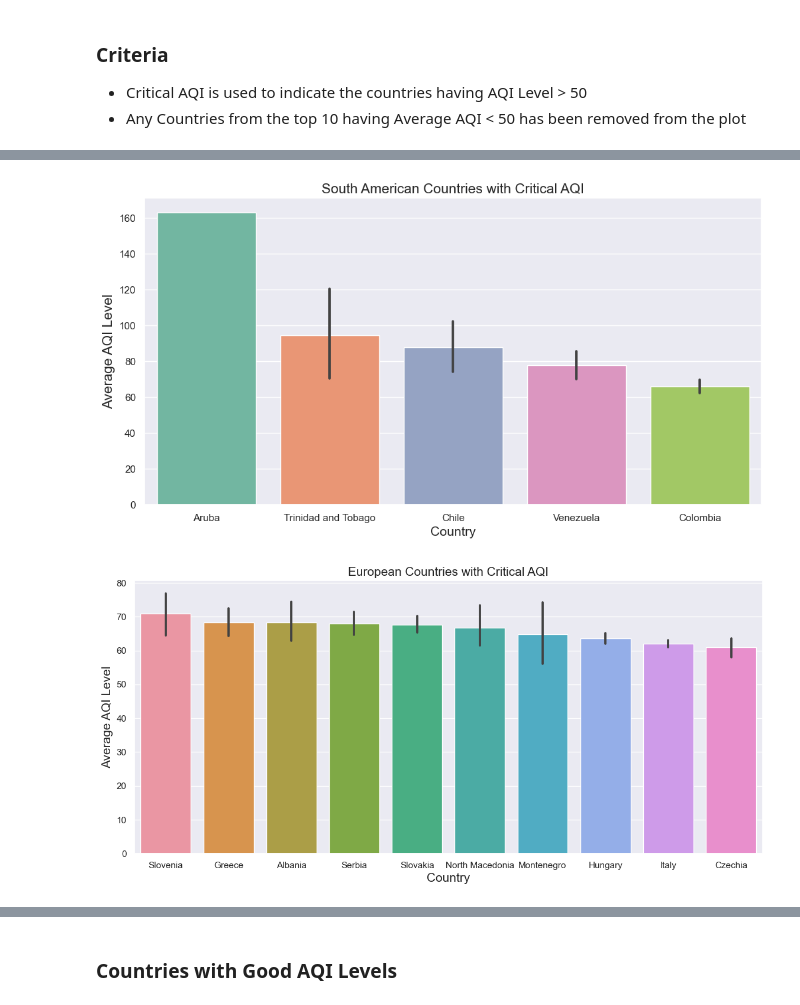
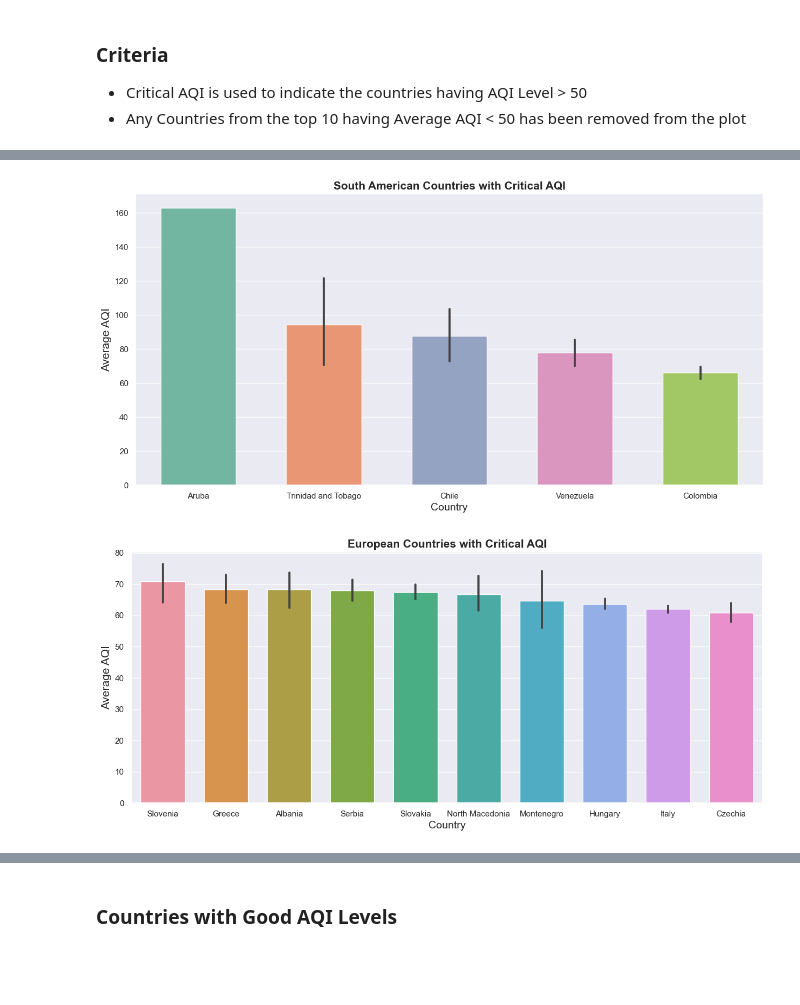
Before and after one commit to BSU04/Global-Air-Quality-Prediction, a Jupyter notebook: gap-eda.ipynb, the cells around one changed output, grey strips where cells are left out. Cells and saved outputs as stored; diff of their text form; code cells hidden in the pictures; blank space fills up the shorter version.

```diff
--- a/gap-eda.ipynb
+++ b/gap-eda.ipynb
@@ -728,6 +728,3 @@ gap["Country"].nunique()
 175
 # %% [markdown]
 ### Entries in Each Continent
-# %%
-sns.set(style="darkgrid")
-sns.set_palette("Set2")
@@ -781,0 +731,3 @@ plt.ylabel("Country",fontsize=13);
+# %%
+sns.set(style="darkgrid")
+sns.set_palette("Set3")
@@ -809,20 +809,20 @@ plt.xlabel("Country",fontsize=15);
 # %%
 sort = south_america.groupby(["Country"])["AQI Value"].agg('mean').sort_values(ascending=False).head(5).index
-plt.figure(figsize=(12,6))
-sns.barplot(x="Country", y="AQI Value", data=south_america, order=sort)
-plt.title("South American Countries with Critical AQI",fontsize = 15)
-plt.ylabel("Average AQI Level",fontsize=15);
+plt.figure(figsize=(15,7))
+sns.barplot(x="Country", y="AQI Value", data=south_america, order=sort, width=0.6)
+plt.title("South American Countries with Critical AQI",fontsize = 15,weight="bold")
+plt.ylabel("Average AQI",fontsize=15)
 plt.xlabel("Country",fontsize=14);
 # %% [output]
-[figure, old version]
+[figure, new version]
 # %%
 sort = europe.groupby(["Country"])["AQI Value"].agg('mean').sort_values(ascending=False).head(10).index
-plt.figure(figsize=(13.7,6))
-sns.barplot(x="Country", y="AQI Value", data=europe, order=sort)
-plt.title("European Countries with Critical AQI",fontsize = 15)
-plt.ylabel("Average AQI Level",fontsize=15);
-plt.xlabel("Country",fontsize=15);
+plt.figure(figsize=(15,6))
+sns.barplot(x="Country", y="AQI Value", data=europe, order=sort, width=0.7)
+plt.title("European Countries with Critical AQI",fontsize = 15,weight="bold")
+plt.ylabel("Average AQI",fontsize=15)
+plt.xlabel("Country",fontsize=14);
 # %% [output]
-[figure, old version]
+[figure, new version]
 # %%
 sort = africa.groupby(["Country"])["AQI Value"].agg('mean').sort_values(ascending=False).head(10).index
```
Also changed, not shown: parts of 43 cells of this notebook.
